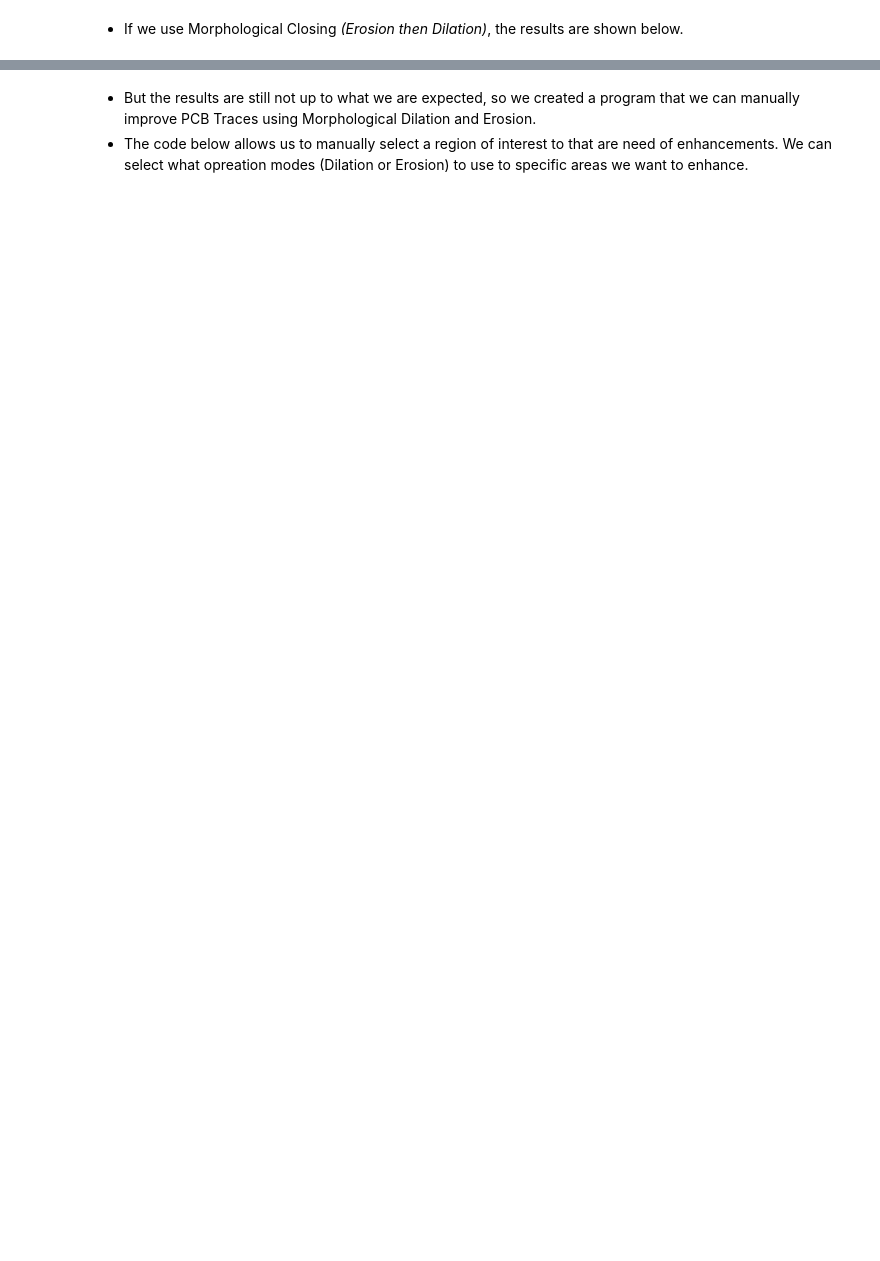
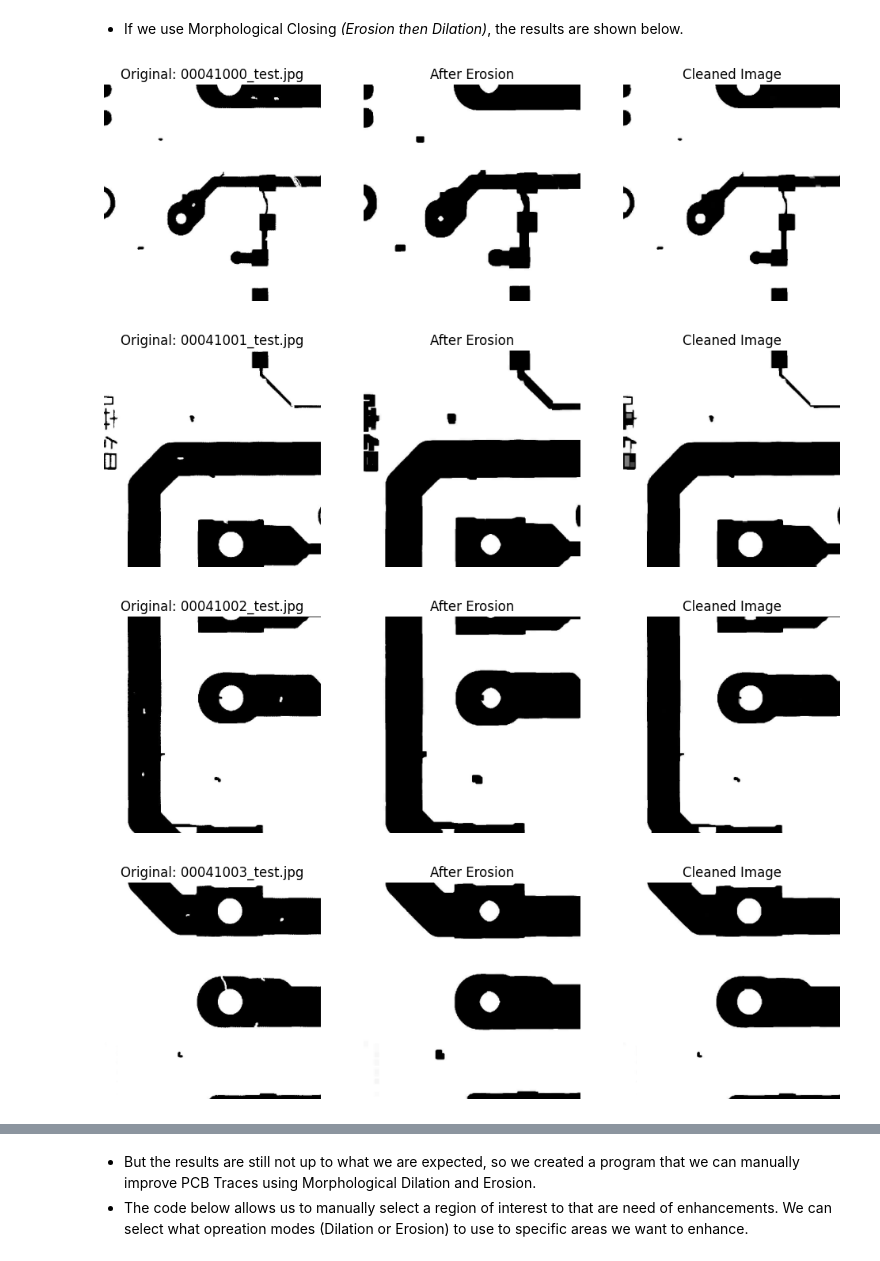
Before and after one commit to t1pen/MeXEE402_Finals_StephenGabrielAlojado_JairusSunga, a Jupyter notebook: Revised Topic/PCB_Morphological_Dilation.ipynb, the cells around one changed output, grey strips where cells are left out. Saved outputs shown, nothing was run; the diff lists cells and outputs as text; code cells hidden in the pictures; blank space fills up the shorter version.

```diff
--- a/Revised Topic/PCB_Morphological_Dilation.ipynb
+++ b/Revised Topic/PCB_Morphological_Dilation.ipynb
@@ -65,7 +71,7 @@ folder_path = "00041"
 # Step 2: List and filter files with "test" in their name
 all_files = os.listdir(folder_path)
 test_files = [file for file in all_files if "test" in file]
-test_files = test_files[:10]
+test_files = test_files[:5]
 
 # Step 3: Define the kernel for morphological operations
 kernel = np.ones((3, 3), np.uint8)
@@ -80,30 +86,35 @@ for test_file in test_files:
         print(f"Failed to read image: {test_file}")
         continue
 
     # Resize the image for manageability
     resized_image = cv2.resize(image, (0, 0), fx=0.5, fy=0.5)
 
     # Apply erosion to reduce short circuits
     eroded_image = cv2.erode(resized_image, kernel, iterations=3)
 
     # Apply dilation to enhance the traces
     cleaned_image = cv2.dilate(eroded_image, kernel, iterations=3)
 
     # Step 5: Display the results
     plt.figure(figsize=(12, 6))
     plt.subplot(1, 3, 1)
     plt.imshow(resized_image, cmap='gray')
     plt.title(f"Original: {test_file}")
     plt.axis('off')
 
     plt.subplot(1, 3, 2)
     plt.imshow(eroded_image, cmap='gray')
     plt.title("After Erosion")
     plt.axis('off')
 
     plt.subplot(1, 3, 3)
     plt.imshow(cleaned_image, cmap='gray')
     plt.title("Cleaned Image")
     plt.axis('off')
 
     plt.show()
+# %% [output]
+[figure, added]
+[figure, added]
+[figure, added]
+[figure, added]
```
Also changed, not shown: parts of 3 cells of this notebook, 2 other files.
